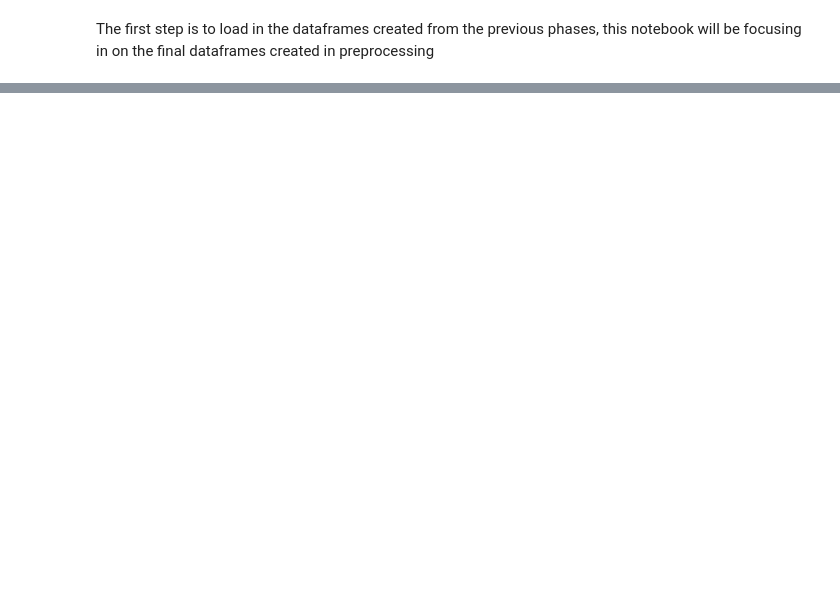
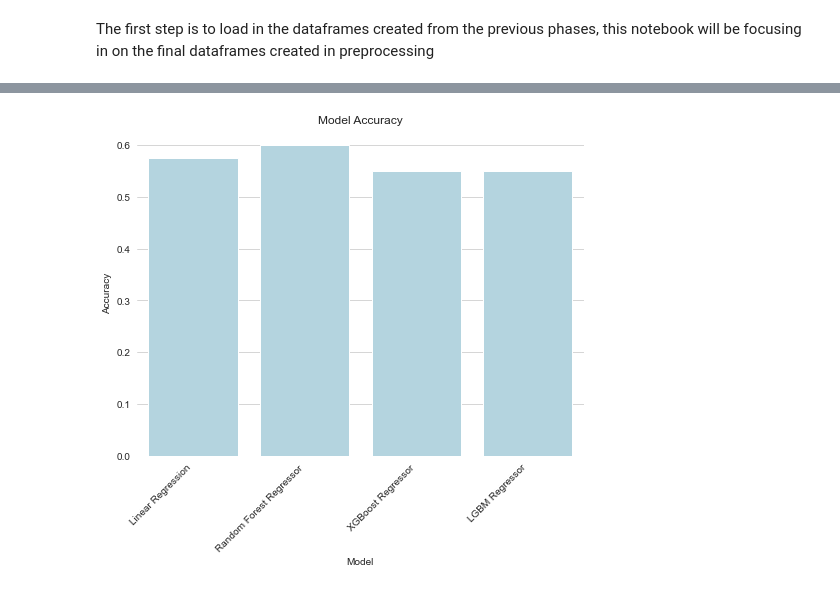
Before and after one commit to AutomationKay/Data-Science-, a Jupyter notebook: Capstone 2/notebooks/Capstone_2_Model.ipynb, the cells around one changed output, grey strips where cells are left out. Saved outputs shown, nothing was run; the diff lists cells and outputs as text; code cells hidden in the pictures; blank space fills up the shorter version.

```diff
--- a/Capstone 2/notebooks/Capstone_2_Model.ipynb
+++ b/Capstone 2/notebooks/Capstone_2_Model.ipynb
@@ -179,0 +266,3 @@ KeyError: ('mvp_won_No', 'mvp_won_Yes')
+# %%
+lgbm_avg_mae, lgbm_avg_r2, lgbm_accuracy, lgbm_summary, lgbm_method, lgbm_cols = run_model_average(df=testing_df, method=lgb,
+                 scaling=False, print_metrics=True)
@@ -179,0 +293,3 @@ KeyError: ('mvp_won_No', 'mvp_won_Yes')
+# %%
+xgb_avg_mae, xgb_avg_r2, xgb_accuracy, xgb_summary, xgb_method, xgb_cols = run_model_average(df=testing_df, method=xgb,
+                 scaling=False, print_metrics=True)
@@ -179,0 +320,3 @@ KeyError: ('mvp_won_No', 'mvp_won_Yes')
+# %%
+lr_avg_mae, lr_avg_r2, lr_accuracy, lr_summary, lr_method, cols = run_model_average(df=testing_df, method=linear,
+                scaling=True, print_metrics=True)
@@ -179,0 +349,10 @@ KeyError: ('mvp_won_No', 'mvp_won_Yes')
+# %%
+results = {
+    'Model': ['Linear Regression', 'Random Forest Regressor', 'XGBoost Regressor', 'LGBM Regressor'],
+    'average MAE': [lr_avg_mae,rf_avg_mae, xgb_avg_mae, lgbm_avg_mae],
+    'average R squared': [lr_avg_r2,rf_avg_r2, xgb_avg_r2, lgbm_avg_r2],
+    'accuracy': [lr_accuracy,rf_accuracy, xgb_accuracy, lgbm_accuracy],
+}
+model_summary_df = pd.DataFrame(results)
+model_summary_df.style.highlight_max(subset = ['average R squared', 'accuracy'],
+                       color = 'green', axis = 0)
@@ -179,0 +365,22 @@ KeyError: ('mvp_won_No', 'mvp_won_Yes')
+# %%
+sns.set_style("whitegrid")
+
+fig, ax = plt.subplots(figsize=(8, 6))
+
+sns.barplot(
+    x="Model",
+    y="accuracy",
+    data=model_summary_df,
+    color="lightblue",
+    ax=ax,
+)
+
+sns.despine(left=True, bottom=True)
+ax.set_xlabel("Model")
+ax.set_ylabel("Accuracy")
+ax.set_title("Model Accuracy")
+plt.xticks(rotation=45, ha="right")
+
+plt.show()
+# %% [output]
+[figure, added]
```
Also changed, not shown: parts of 36 cells of this notebook, 7 other files.
